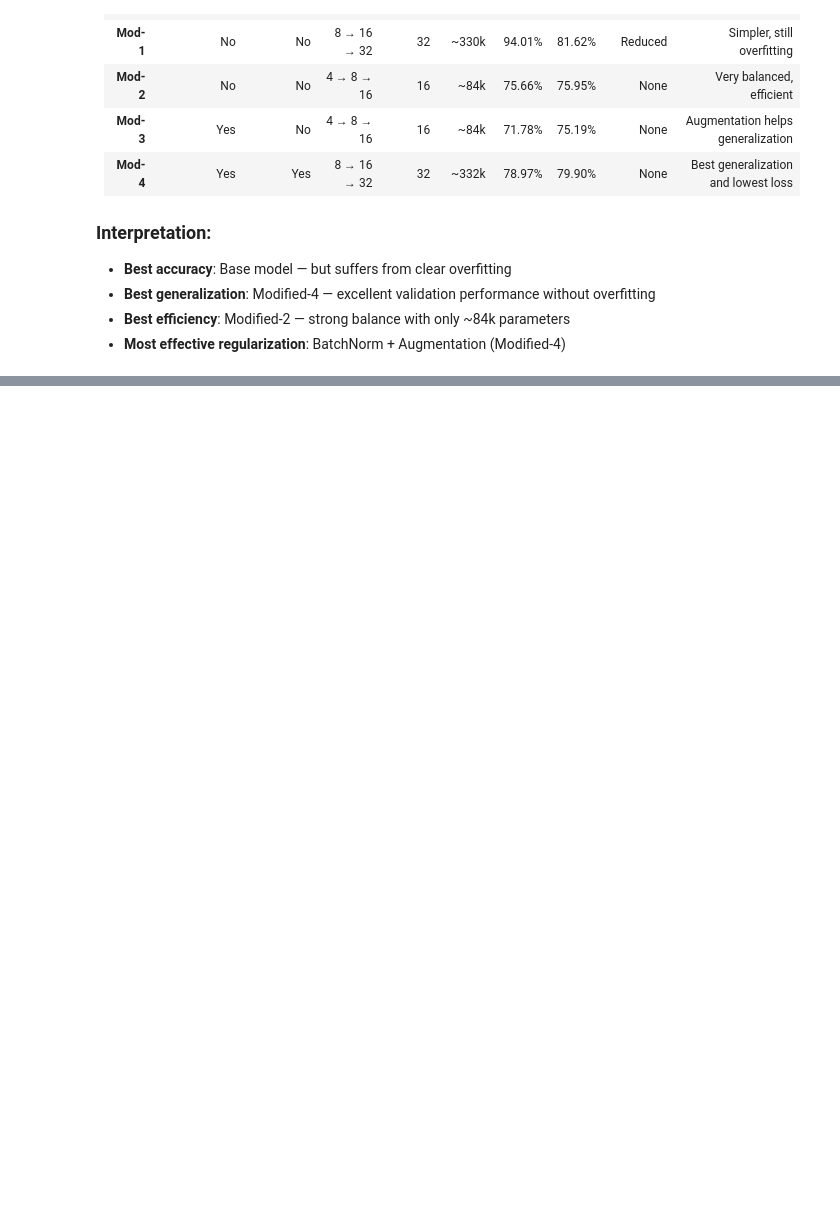
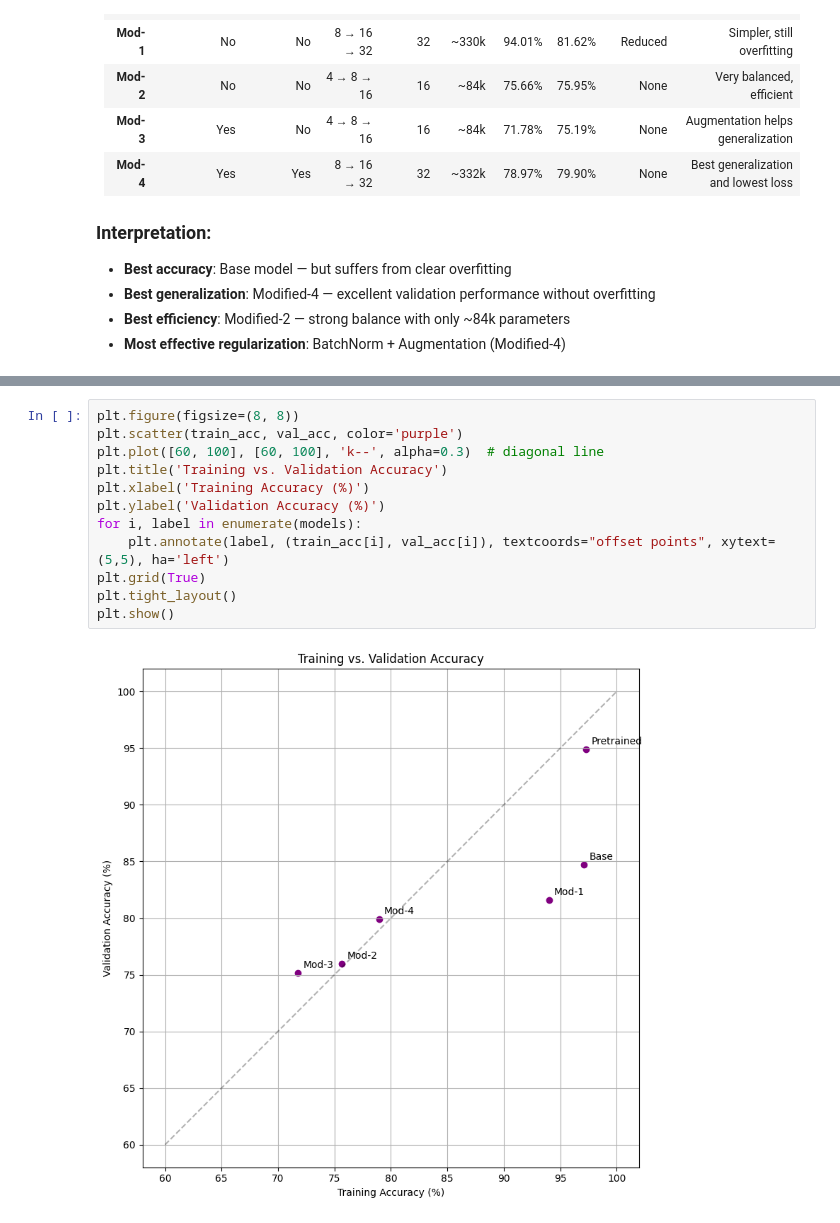
Before and after one commit to julien-jungo/fhcw-aie, a Jupyter notebook: cnn-not-pretrained-modified-overall-comparison.ipynb, the cells around one changed output, grey strips where cells are left out. Cells and saved outputs as stored; diff of their text form; blank space fills up the shorter version.

```diff
--- a/cnn-not-pretrained-modified-overall-comparison.ipynb
+++ b/cnn-not-pretrained-modified-overall-comparison.ipynb
@@ -16,0 +169,14 @@
+# %%
+plt.figure(figsize=(8, 8))
+plt.scatter(train_acc, val_acc, color='purple')
+plt.plot([60, 100], [60, 100], 'k--', alpha=0.3)  # diagonal line
+plt.title('Training vs. Validation Accuracy')
+plt.xlabel('Training Accuracy (%)')
+plt.ylabel('Validation Accuracy (%)')
+for i, label in enumerate(models):
+    plt.annotate(label, (train_acc[i], val_acc[i]), textcoords="offset points", xytext=(5,5), ha='left')
+plt.grid(True)
+plt.tight_layout()
+plt.show()
+# %% [output]
+[figure, added]
```
Also changed, not shown: parts of 7 cells of this notebook.
